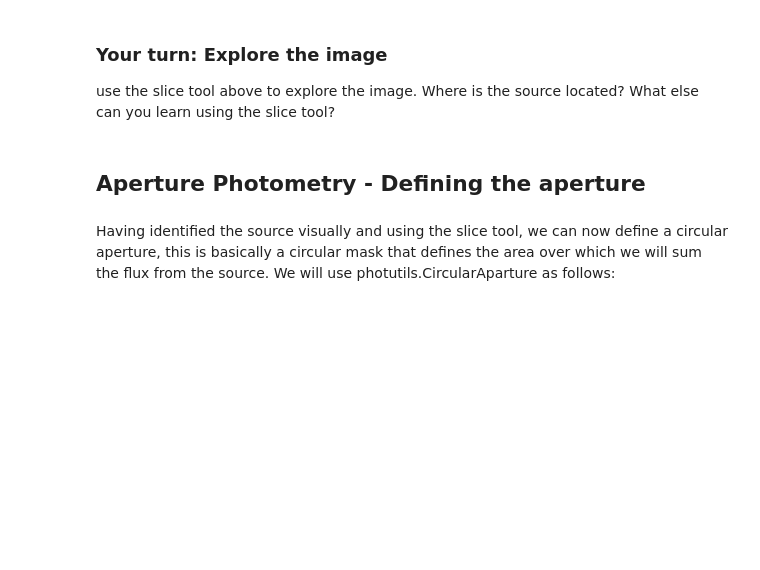
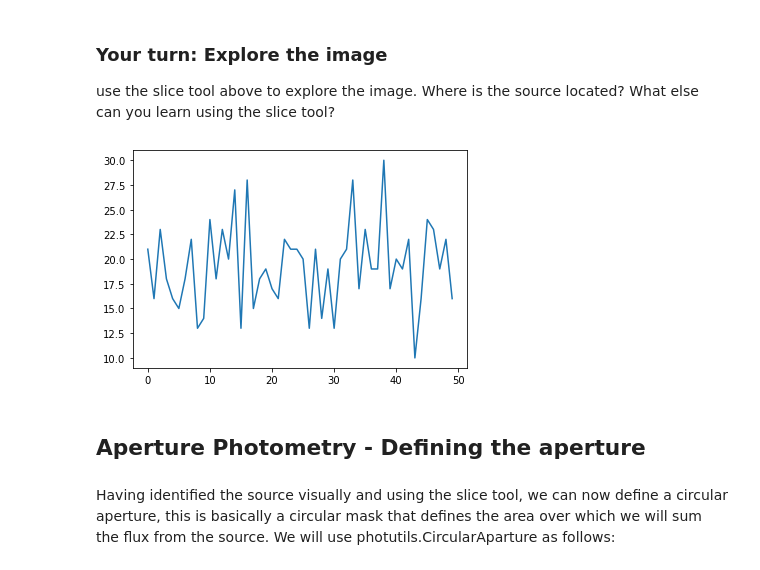
Before and after one commit to Hazel-H/astrolabs-PH30116-, a Jupyter notebook: PH30116/Chapter2_AperturePhotometry.ipynb, the cells around one changed output. Saved outputs shown, nothing was run; the diff lists cells and outputs as text; code cells hidden in the pictures; blank space fills up the shorter version.

```diff
--- a/PH30116/Chapter2_AperturePhotometry.ipynb
+++ b/PH30116/Chapter2_AperturePhotometry.ipynb
@@ -164,6 +165,10 @@ myIma.plot_y(22)
 ### Your turn: Explore the image
 
 use the slice tool above to explore the image. Where is the source located? What else can you learn using the slice tool?
+# %%
+myIma.plot_x(5)
+# %% [output]
+[figure, added]
 # %% [markdown]
 ## Aperture Photometry - Defining the aperture
 # %% [markdown]
```
Also changed, not shown: parts of 25 cells of this notebook, 9 other files.
